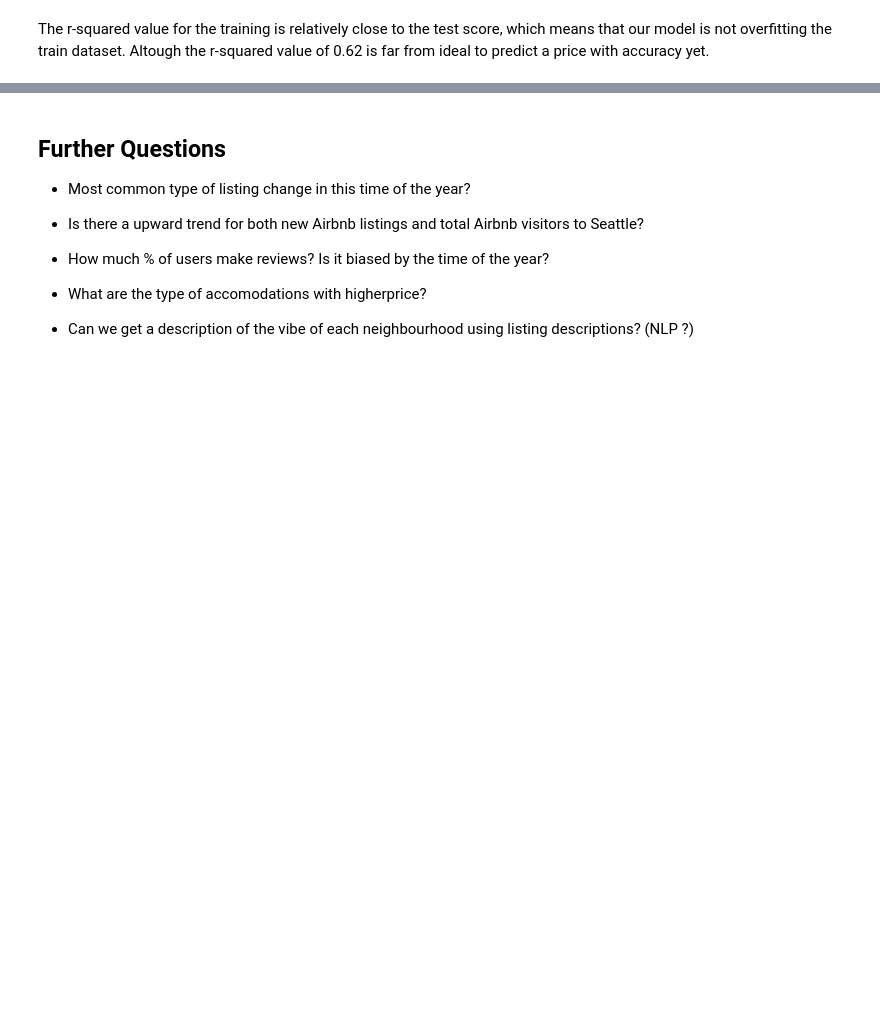
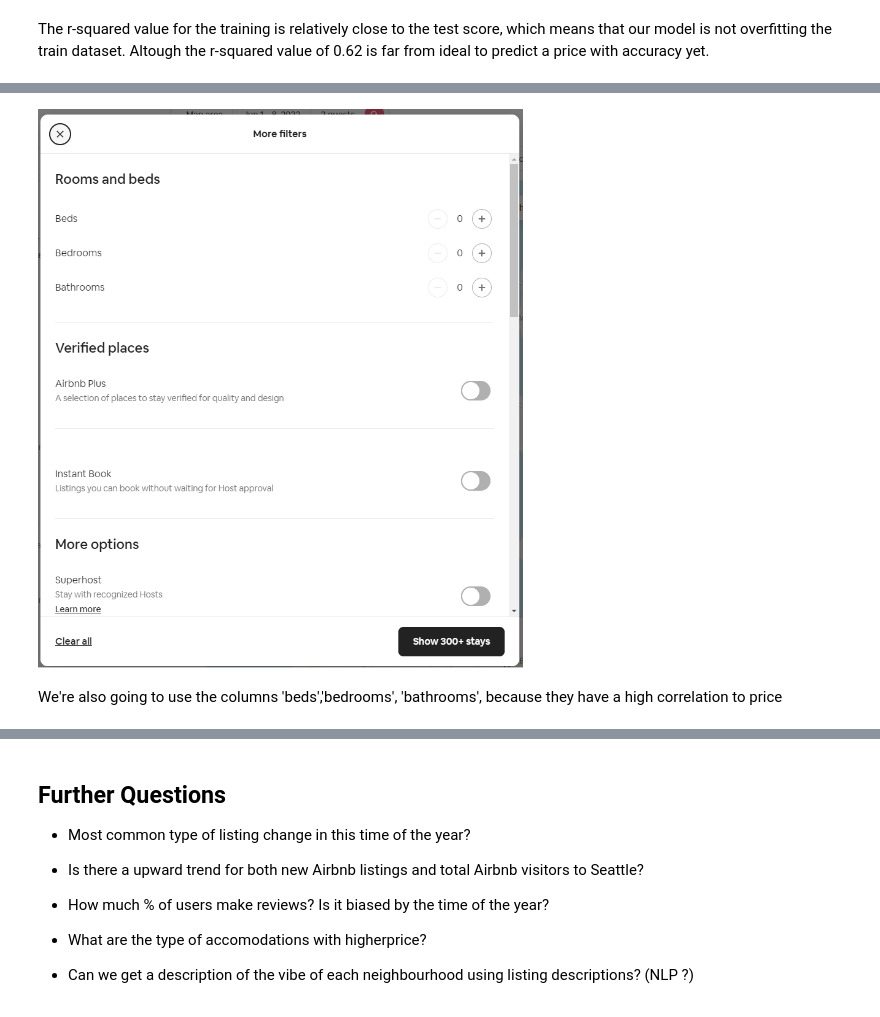
Before and after one commit to marceloestevam/Project1_SeattleAirBnb_data, a Jupyter notebook: 1st_project_nanodegree.ipynb, the cells around one changed output, grey strips where cells are left out. Drawn from its saved outputs; the diff is of its cells as text; code cells hidden in the pictures; blank space fills up the shorter version.

```diff
--- a/1st_project_nanodegree.ipynb
+++ b/1st_project_nanodegree.ipynb
@@ -1131,0 +1190,6 @@ It seems like the the type of room, type of bed, having pictures and cancellatio
+# %%
+Image("airbnb_images/filters_page_airbnb_seattle.png", width=500)
+# %% [output]
+[figure, added]
+# %% [markdown]
+We're also going to use the columns 'beds','bedrooms', 'bathrooms', because they have a high correlation to price
```
Also changed, not shown: parts of 63 cells of this notebook, 18 other files.
